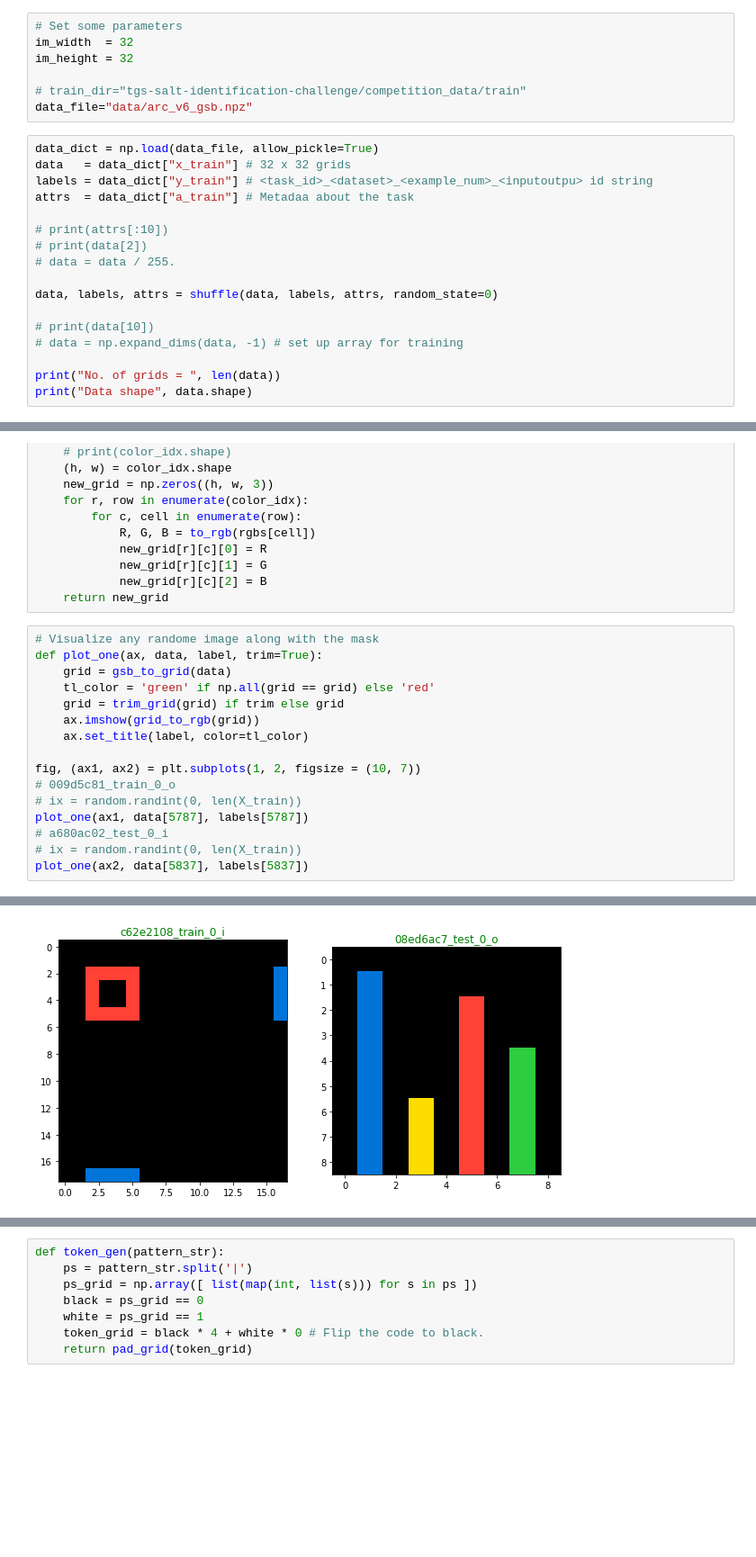
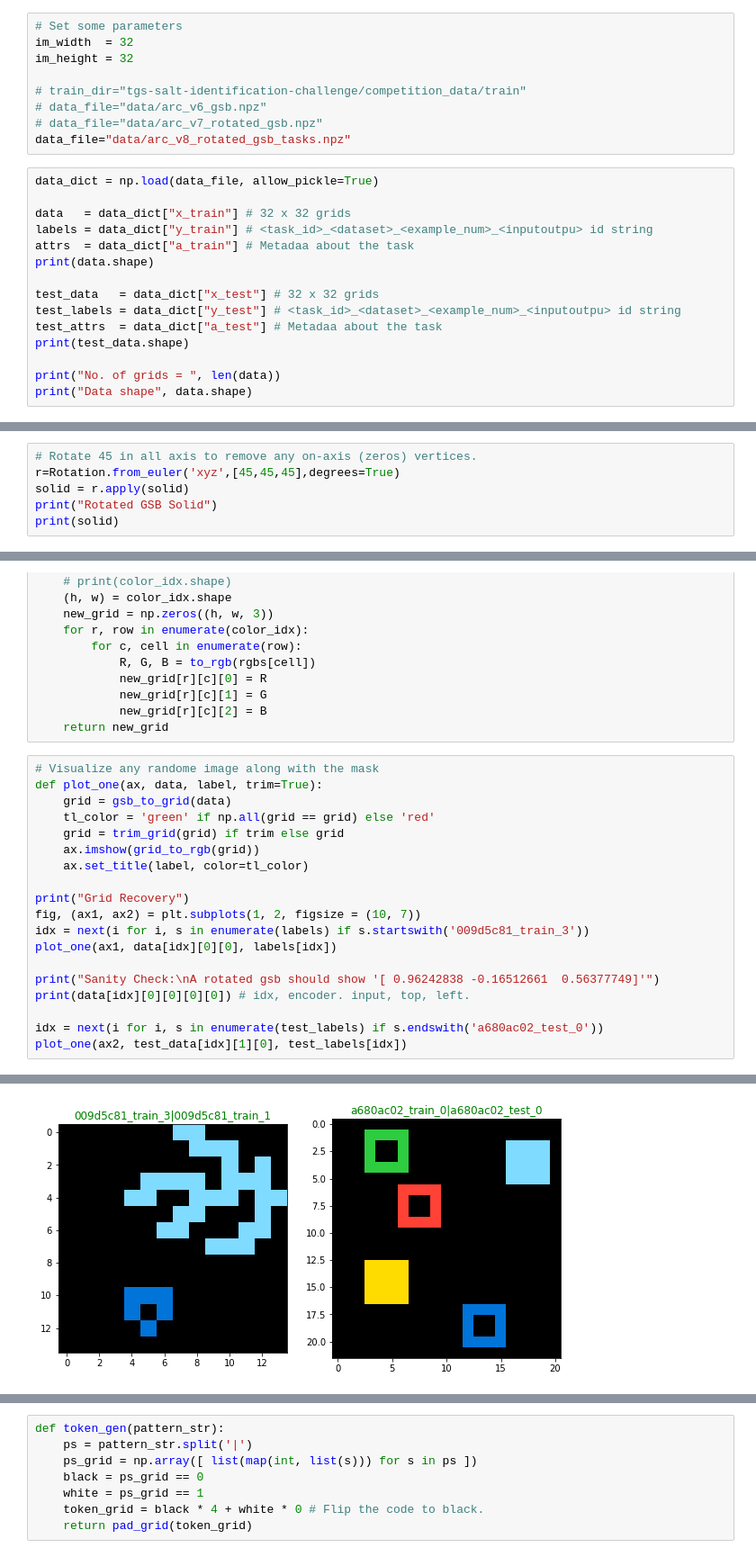
Before and after one commit to gkcng/arc, a Jupyter notebook: arc_transformer.ipynb, the cells around one changed output, grey strips where cells are left out. Shown: that part at 90% size. Drawn from its saved outputs; the diff is of its cells as text; blank space fills up the shorter version.

```diff
--- a/arc_transformer.ipynb
+++ b/arc_transformer.ipynb
@@ -46,21 +77,21 @@ im_width  = 32
 im_height = 32
 
 # train_dir="tgs-salt-identification-challenge/competition_data/train"
-data_file="data/arc_v6_gsb.npz"
+# data_file="data/arc_v6_gsb.npz"
+# data_file="data/arc_v7_rotated_gsb.npz"
+data_file="data/arc_v8_rotated_gsb_tasks.npz"
 # %%
 data_dict = np.load(data_file, allow_pickle=True)
+
 data   = data_dict["x_train"] # 32 x 32 grids
 labels = data_dict["y_train"] # <task_id>_<dataset>_<example_num>_<inputoutpu> id string
 attrs  = data_dict["a_train"] # Metadaa about the task
+print(data.shape)
 
-# print(attrs[:10])
-# print(data[2])
-# data = data / 255.
-
-data, labels, attrs = shuffle(data, labels, attrs, random_state=0)
-
-# print(data[10])
-# data = np.expand_dims(data, -1) # set up array for training
+test_data   = data_dict["x_test"] # 32 x 32 grids
+test_labels = data_dict["y_test"] # <task_id>_<dataset>_<example_num>_<inputoutpu> id string
+test_attrs  = data_dict["a_test"] # Metadaa about the task
+print(test_data.shape)
 
 print("No. of grids = ", len(data))
 print("Data shape", data.shape)
@@ -130,0 +154,6 @@ def is_same_grid(a, b):
+# %%
+# Rotate 45 in all axis to remove any on-axis (zeros) vertices.
+r=Rotation.from_euler('xyz',[45,45,45],degrees=True)
+solid = r.apply(solid)
+print("Rotated GSB Solid")
+print(solid)
@@ -163,11 +228,14 @@ def plot_one(ax, data, label, trim=True):
     ax.imshow(grid_to_rgb(grid))
     ax.set_title(label, color=tl_color)
 
+print("Grid Recovery")
 fig, (ax1, ax2) = plt.subplots(1, 2, figsize = (10, 7))
-# 009d5c81_train_0_o
-# ix = random.randint(0, len(X_train))
-plot_one(ax1, data[5787], labels[5787])
-# a680ac02_test_0_i
-# ix = random.randint(0, len(X_train))
-plot_one(ax2, data[5837], labels[5837])
+idx = next(i for i, s in enumerate(labels) if s.startswith('009d5c81_train_3'))
+plot_one(ax1, data[idx][0][0], labels[idx])
+
+print("Sanity Check:\nA rotated gsb should show '[ 0.96242838 -0.16512661  0.56377749]'")
+print(data[idx][0][0][0][0]) # idx, encoder. input, top, left.
+
+idx = next(i for i, s in enumerate(test_labels) if s.endswith('a680ac02_test_0'))
+plot_one(ax2, test_data[idx][1][0], test_labels[idx])
 # %% [output]
@@ -174,2 +246,2 @@ plot_one(ax2, data[5837], labels[5837])
-[figure, old version]
+[figure, new version]
 # %% [markdown]
```
Also changed, not shown: parts of 123 cells of this notebook, 38 other files.
